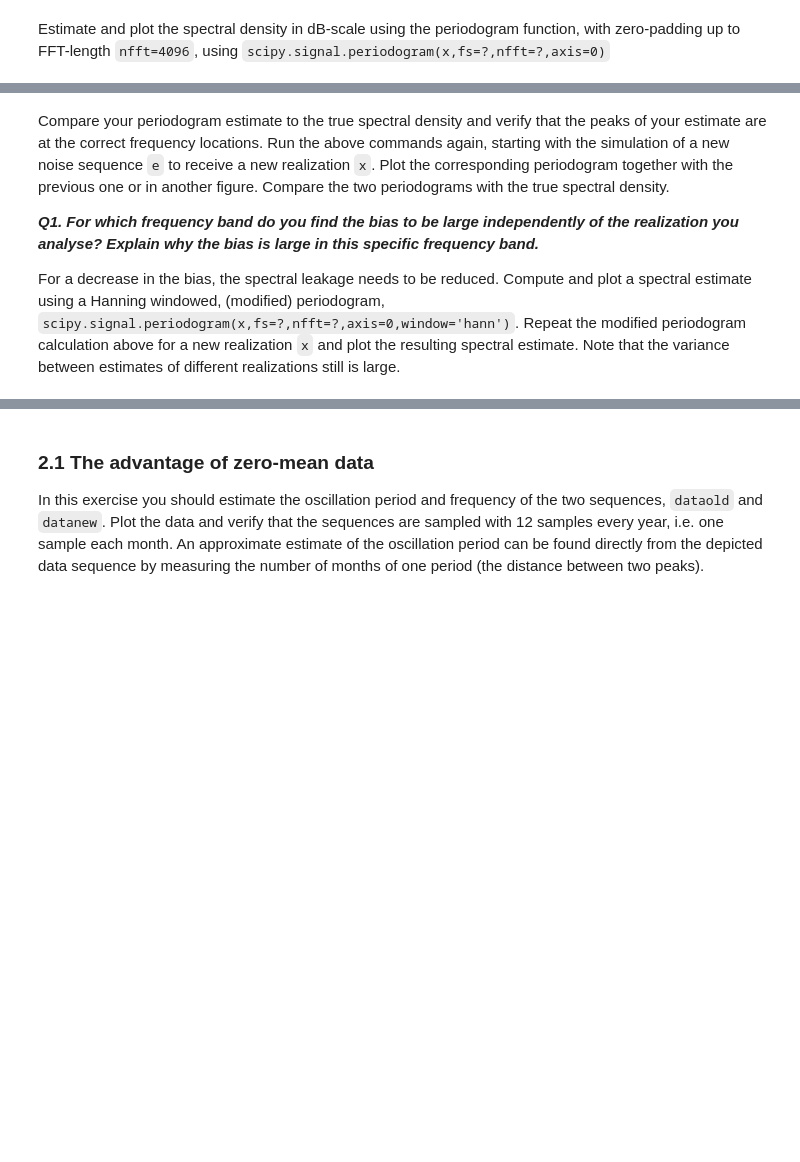
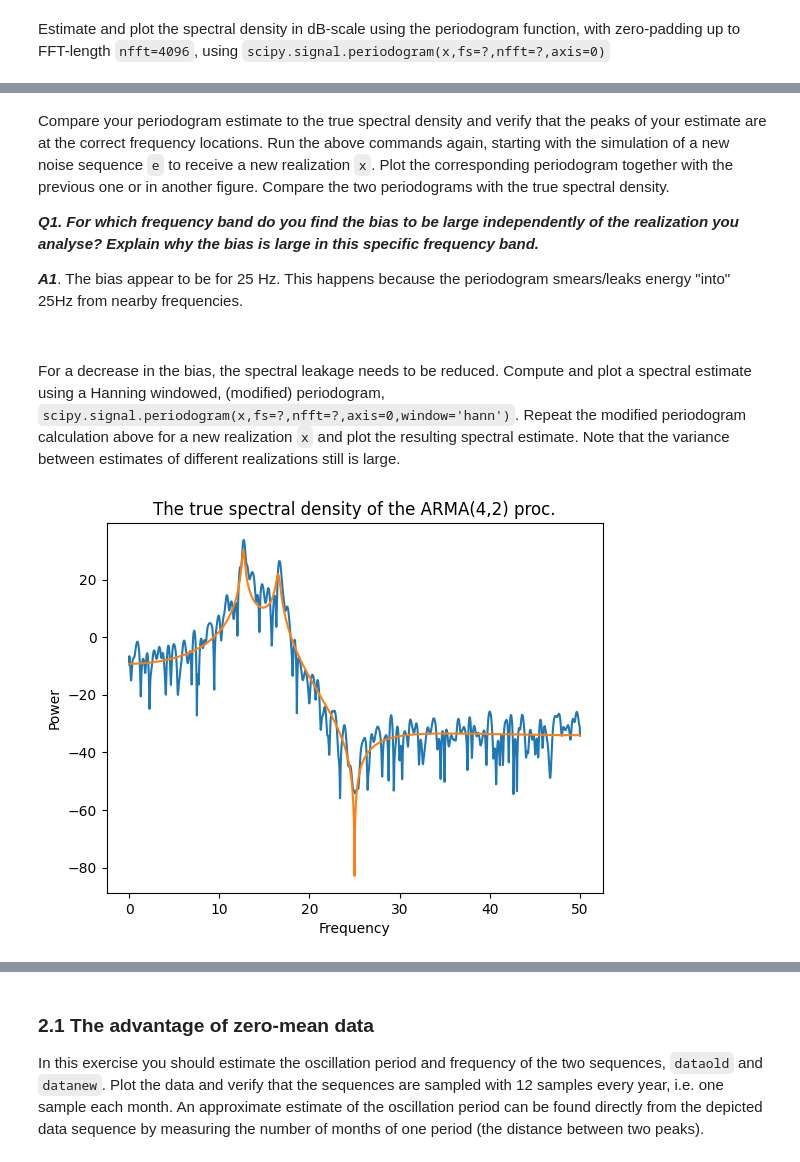
Before and after one commit to axellangenskiold/fmsf10, a Jupyter notebook: pythonLab3.ipynb, the cells around one changed output, grey strips where cells are left out. Drawn from its saved outputs; the diff is of its cells as text; code cells hidden in the pictures; blank space fills up the shorter version.

```diff
--- a/pythonLab3.ipynb
+++ b/pythonLab3.ipynb
@@ -135,18 +135,32 @@ Compare your periodogram estimate to the true spectral density and verify that t
 
 ***Q1. For which frequency band do you find the bias to be large independently of the realization you analyse? Explain why the bias is large in this specific frequency band.***
 
+***A1***. The bias appear to be for 25 Hz. This happens because the periodogram smears/leaks energy "into" 25Hz from nearby frequencies.
+
+<br></br>
+
 For a decrease in the bias, the spectral leakage needs to be reduced. Compute and plot a spectral estimate using a Hanning windowed, (modified) periodogram,
 `scipy.signal.periodogram(x,fs=?,nfft=?,axis=0,window='hann')`. Repeat the modified periodogram calculation above for a new realization `x` and plot the resulting spectral estimate. Note that the variance between estimates of different realizations still is large.
 # %%
 # Write your own code below:
+e = np.random.randn(1000,1)
+x = scipy.signal.lfilter(C, A, e,axis=0)
+x = x[500:]
+e = e[500:]
+
+f, p = scipy.signal.periodogram(x,fs=fs,nfft=nfft,axis=0,window='hann')
+
+plt.plot(f, 10 * np.log10(p))
 
 
 # The true spectrum of the process
 w,h = scipy.signal.freqz(C,A,worN=4096)
 R = np.abs(h)**2
 plt.plot(w/2/np.pi*fs,10*np.log10(R/fs))
 plt.xlabel("Frequency")
 plt.ylabel("Power")
 plt.title("The true spectral density of the ARMA(4,2) proc.");
+# %% [output]
+[figure, added]
 # %% [markdown]
 ***Q2. Explain, by referring to height of window sidelobes and comparing to the sidelobes of the ordinary periodogram (see course book page 248), why the bias is reduced in the modified periodogram?***'
```
Also changed, not shown: parts of 9 cells of this notebook.
